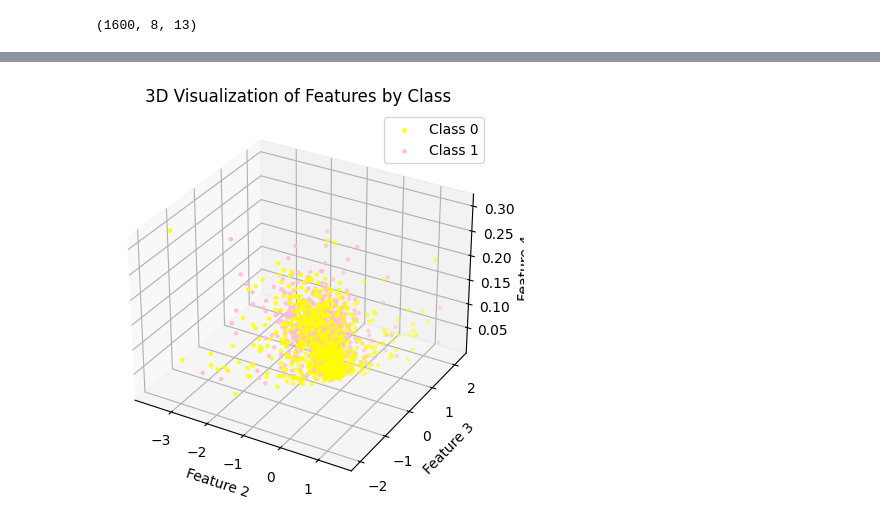
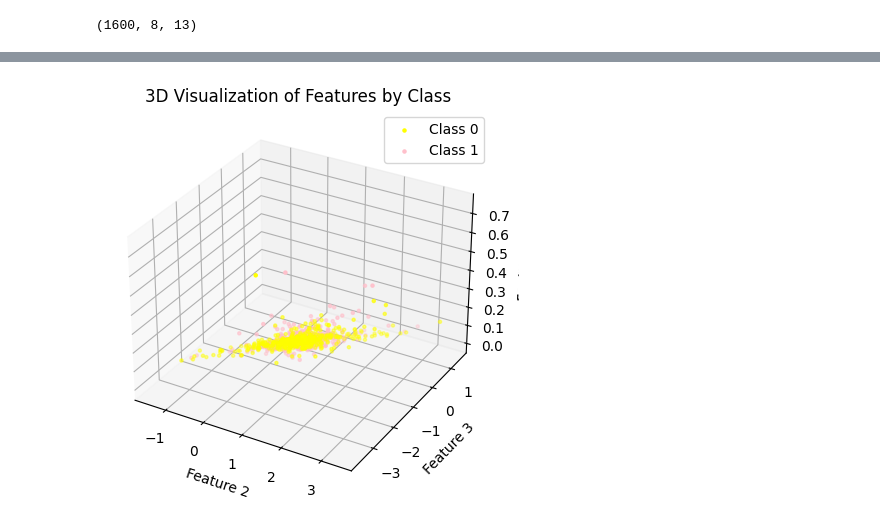
Before and after one commit to AbiriLab/Neurofeedback-Based-BCI, a Jupyter notebook: SVM for Unicorn Data/Classificaton_nf_V3.ipynb, the cells around one changed output, grey strips where cells are left out. Drawn from its saved outputs; the diff is of its cells as text; code cells hidden in the pictures.

```diff
--- a/SVM for Unicorn Data/Classificaton_nf_V3.ipynb
+++ b/SVM for Unicorn Data/Classificaton_nf_V3.ipynb
@@ -76,6 +76,13 @@ def preprocess(df, col_names, n_clusters):
     df_new = z_score(df_new, col_names)
     df_new = detrend(df_new, col_names)
     return df_new
+
+
+def df_to_raw(df, sfreq=250):
+    """Convert pandas DataFrame to MNE Raw object."""
+    info = mne.create_info(ch_names=list(df.columns), sfreq=sfreq, ch_types=['eeg'] * df.shape[1])
+    raw = mne.io.RawArray(df.T.values * 1e-6, info)  # Converting values to Volts from microvolts for MNE
+    return raw
 # %% [markdown]
 Define the dataset
 # %%
@@ -345,7 +606,8 @@ for i in range(data.shape[0]):
         for band, (low, high) in frequency_bands.items():
             filtered_signal = apply_bandpass_filter(channel_signal, low, high, fs)
             # Extract mean amplitude as a feature for this band
-            mean_amplitude = np.mean(np.abs(filtered_signal))
+            # mean_amplitude = np.mean(np.abs(filtered_signal))
+            mean_amplitude = np.mean((filtered_signal)**2)
             features_for_channel.append(mean_amplitude)
         features_for_sample.append(features_for_channel)
     all_features.append(features_for_sample)
@@ -402,32 +664,32 @@ plot_features_3D(combined_features, Y)
 # %%
 import numpy as np
 import matplotlib.pyplot as plt
 
-def plot_3D_features(X, y, feature_indices=(0, 1, 2, 3,4,5,6,7,8)):
+def plot_3D_features(X, y, feature_indices=(0, 1, 2, 3,4,5,6,7,8,9,10,11,12,13)):
     fig = plt.figure(figsize=(5, 5))
     ax = fig.add_subplot(111, projection='3d')
 
     colors = ['yellow', 'pink']
 
     for i, label in enumerate(np.unique(Y)):
         X_subset = combined_features[Y == label]
 
-        feature1_values = X_subset[:, :, feature_indices[4]].mean(axis=1)
-        feature2_values = X_subset[:, :, feature_indices[5]].mean(axis=1)
-        feature3_values = X_subset[:, :, feature_indices[8]].mean(axis=1)
+        feature1_values = X_subset[:, :, feature_indices[0]].mean(axis=1)
+        feature2_values = X_subset[:, :, feature_indices[2]].mean(axis=1)
+        feature3_values = X_subset[:, :, feature_indices[12]].mean(axis=1)
 
         ax.scatter(feature1_values, feature2_values, feature3_values,
                    color=colors[i], label=f'Class {label}', s=5)
 
     ax.set_xlabel(f'Feature {feature_indices[1] + 1}')
     ax.set_ylabel(f'Feature {feature_indices[2] + 1}')
     ax.set_zlabel(f'Feature {feature_indices[3] + 1}')
     ax.set_title('3D Visualization of Features by Class')
     ax.legend()
 
     plt.show()
 
 # Example usage:
 plot_3D_features(combined_features, Y)
 # %% [output]
-[figure, old version]
+[figure, new version]
```
Also changed, not shown: parts of 11 cells of this notebook, 1 other file.
